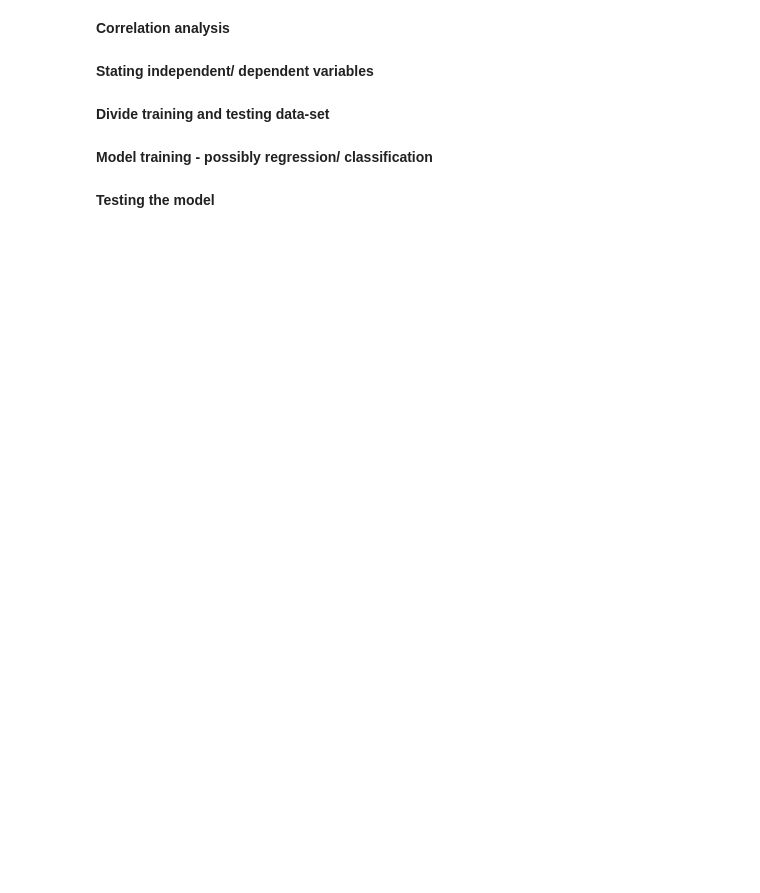
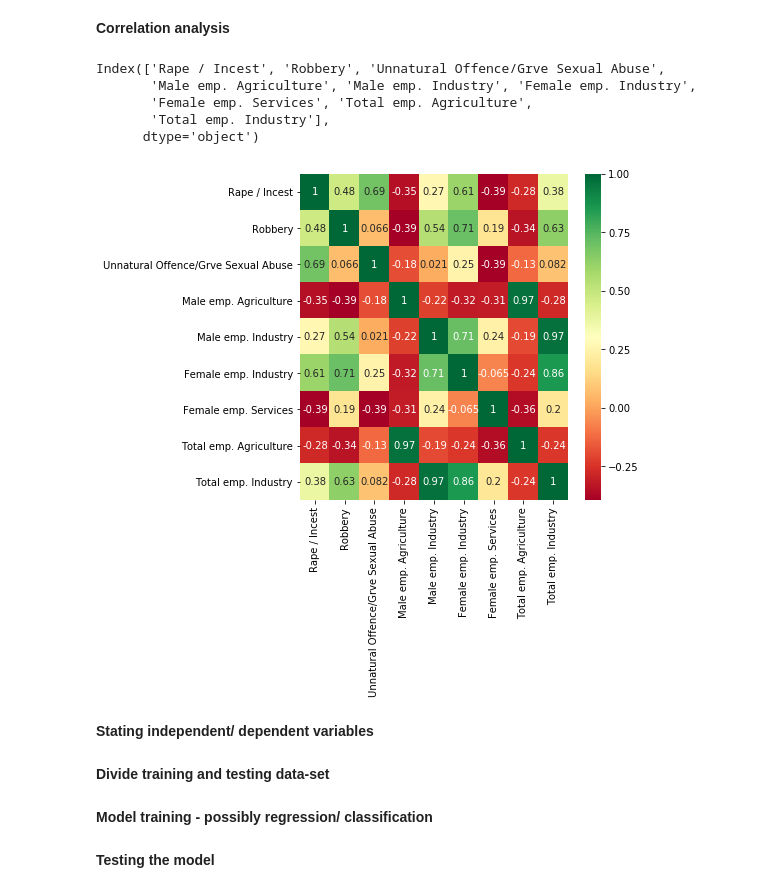
Before and after one commit to PraAnj/gov.lk.data.analysis, a Jupyter notebook: src/crime_analysis.ipynb, the cells around one changed output. Drawn from its saved outputs; the diff is of its cells as text; code cells hidden in the pictures; blank space fills up the shorter version.

```diff
--- a/src/crime_analysis.ipynb
+++ b/src/crime_analysis.ipynb
@@ -100,0 +108,4 @@ result.head()
+# %%
+result = pd.concat([crime_data, emplyment_data], axis=1)
+result_rape_against_emp = pd.concat([crime_data.iloc[:,[9,11,12]], emplyment_data.iloc[:,2:]], axis=1)
+result_rape_against_emp.head()
@@ -101,5 +119,19 @@ result.head()
 # %% [markdown]
 **Correlation analysis**
+# %%
+corrValues = result_rape_against_emp.corr(method='pearson')
+topCorrFeatures = corrValues.index[abs(corrValues['Rape / Incest']) >= 0.2]
+print(topCorrFeatures)
+
+plt.figure(figsize=(6,6))
+ax = sns.heatmap(result_rape_against_emp[topCorrFeatures].corr(), annot=True, cmap="RdYlGn")
+# %% [output]
+Index(['Rape / Incest', 'Robbery', 'Unnatural Offence/Grve Sexual Abuse',
+       'Male emp. Agriculture', 'Male emp. Industry', 'Female emp. Industry',
+       'Female emp. Services', 'Total emp. Agriculture',
+       'Total emp. Industry'],
+      dtype='object')
+[figure, added]
 # %% [markdown]
 **Stating independent/ dependent variables**
 # %% [markdown]
```
Also changed, not shown: parts of 6 cells of this notebook.
